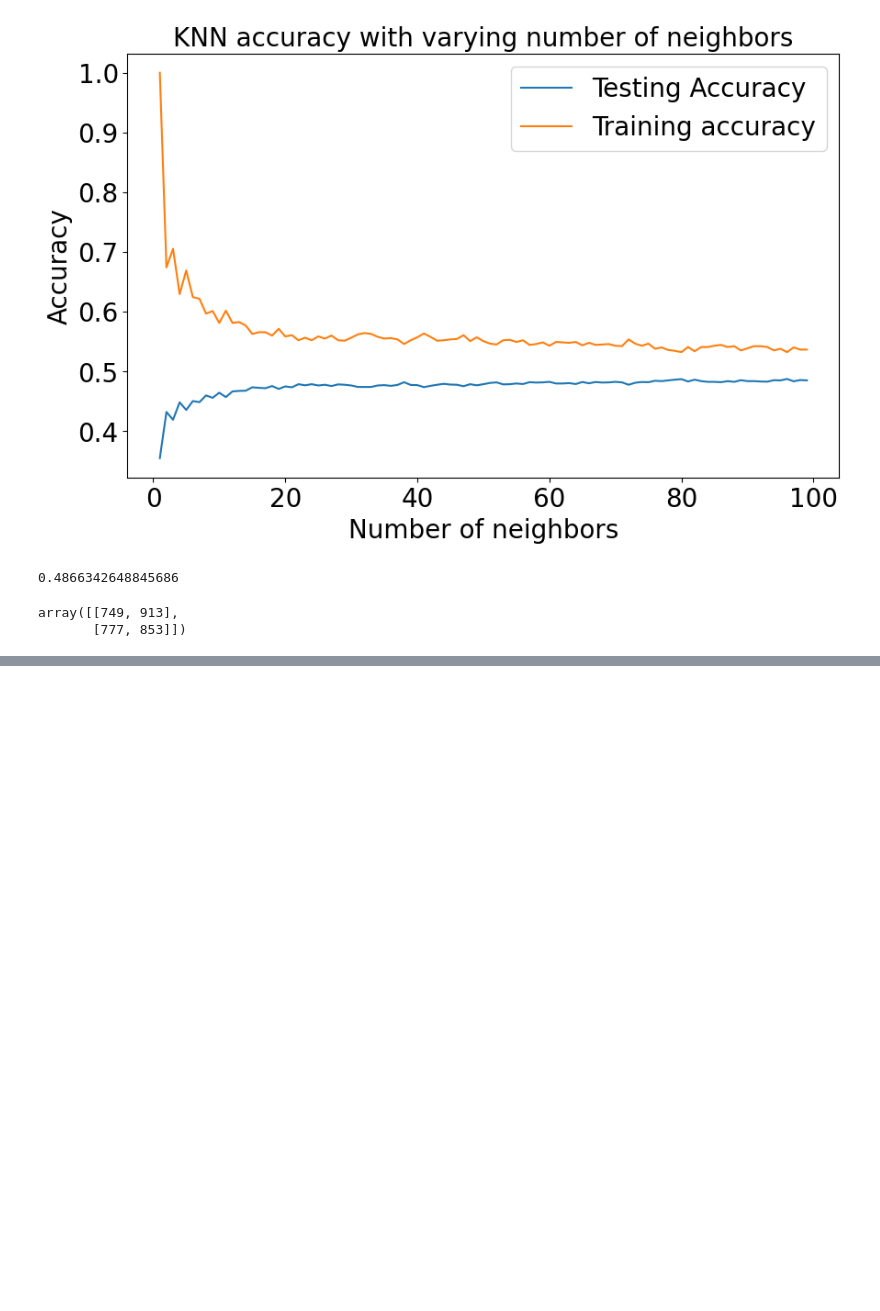
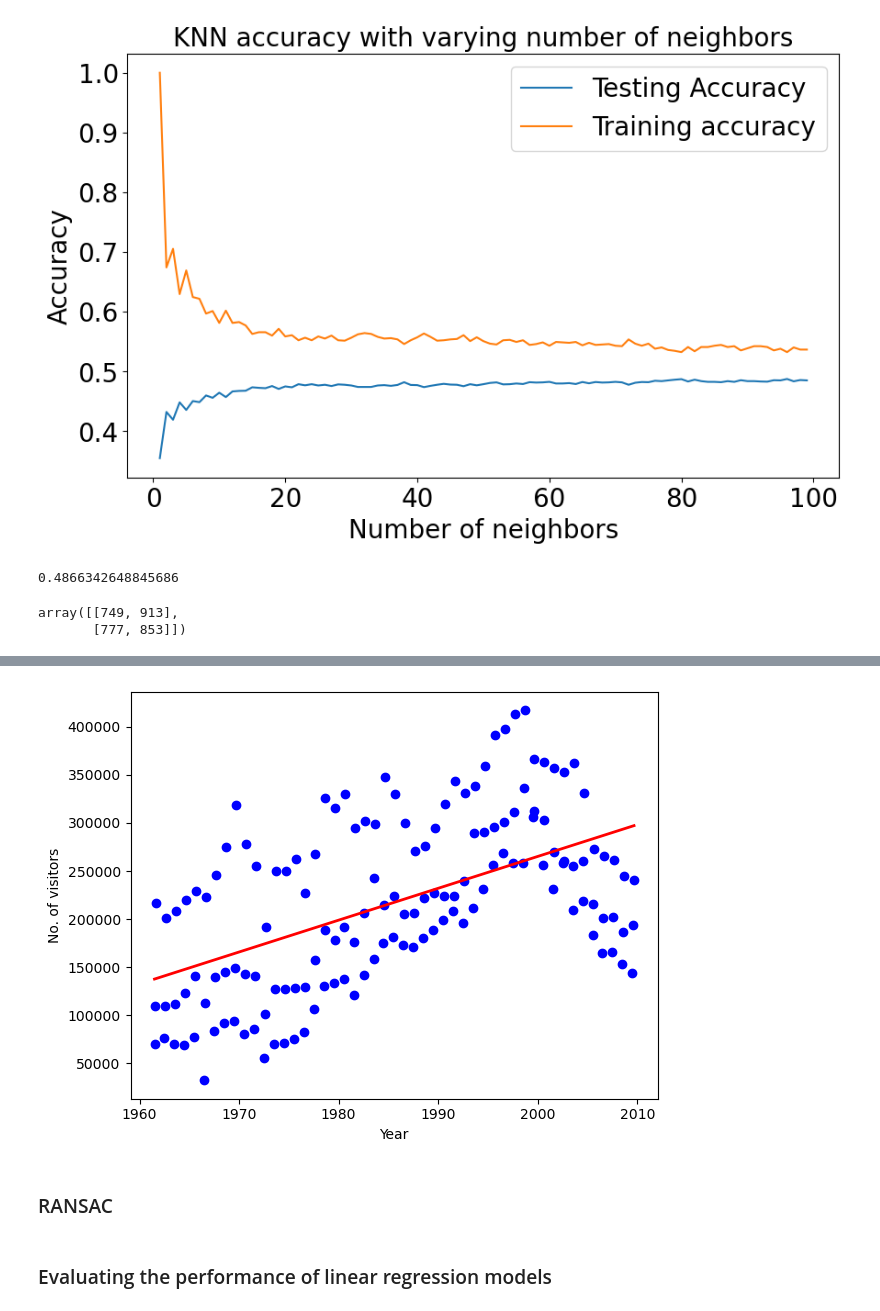
Before and after one commit to CCT-Dublin/ca1-claireobrien00, a Jupyter notebook: Passenger Movement Final.ipynb, the cells around one changed output, grey strips where cells are left out. Cells and saved outputs as stored; diff of their text form; code cells hidden in the pictures; blank space fills up the shorter version.

```diff
--- a/Passenger Movement Final.ipynb
+++ b/Passenger Movement Final.ipynb
@@ -765,0 +924,12 @@ weighted avg       0.44      0.44      0.43      1411
+# %%
+# Display the regression plot using lin_regplot() method
+lin_regplot(X, y, slr)
+plt.xlabel('Year')
+plt.ylabel('No. of visitors')
+plt.tight_layout()
+# plt.savefig('./figures/scikit_lr_fit.png', dpi=300)
+plt.show()
+# %% [output]
+[figure, added]
+# %% [markdown]
+### RANSAC
@@ -765,0 +964,2 @@ weighted avg       0.44      0.44      0.43      1411
+# %% [markdown]
+### Evaluating the performance of linear regression models
```
Also changed, not shown: parts of 36 cells of this notebook, 3 other files.
